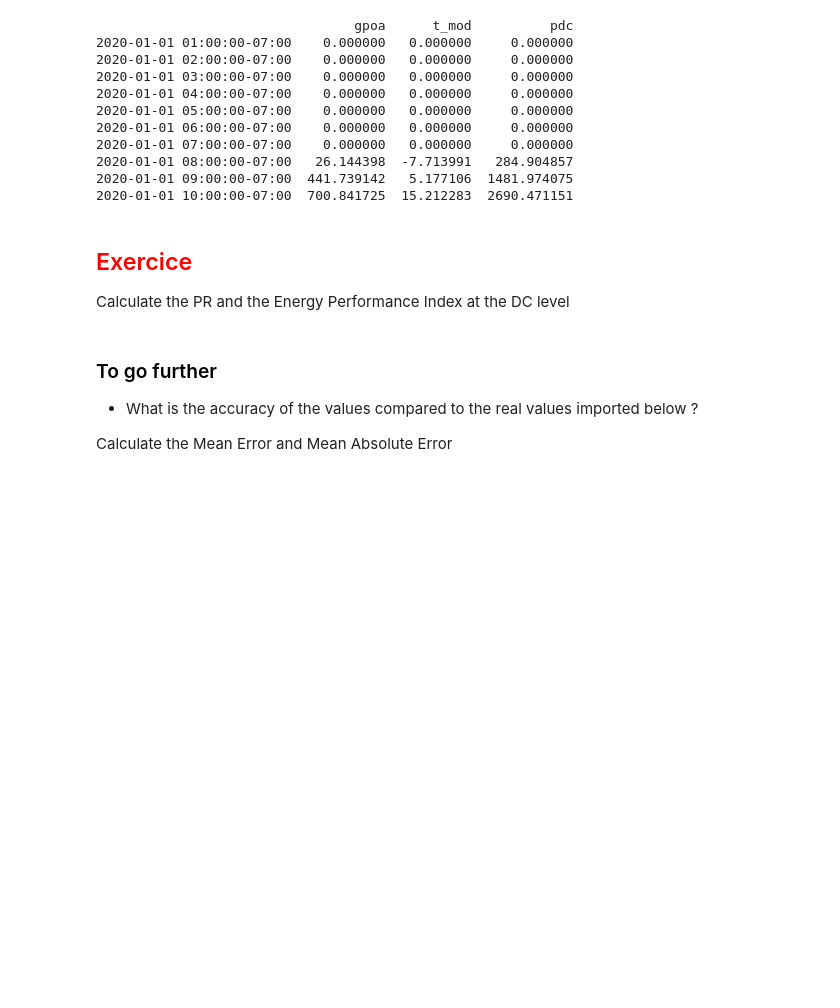
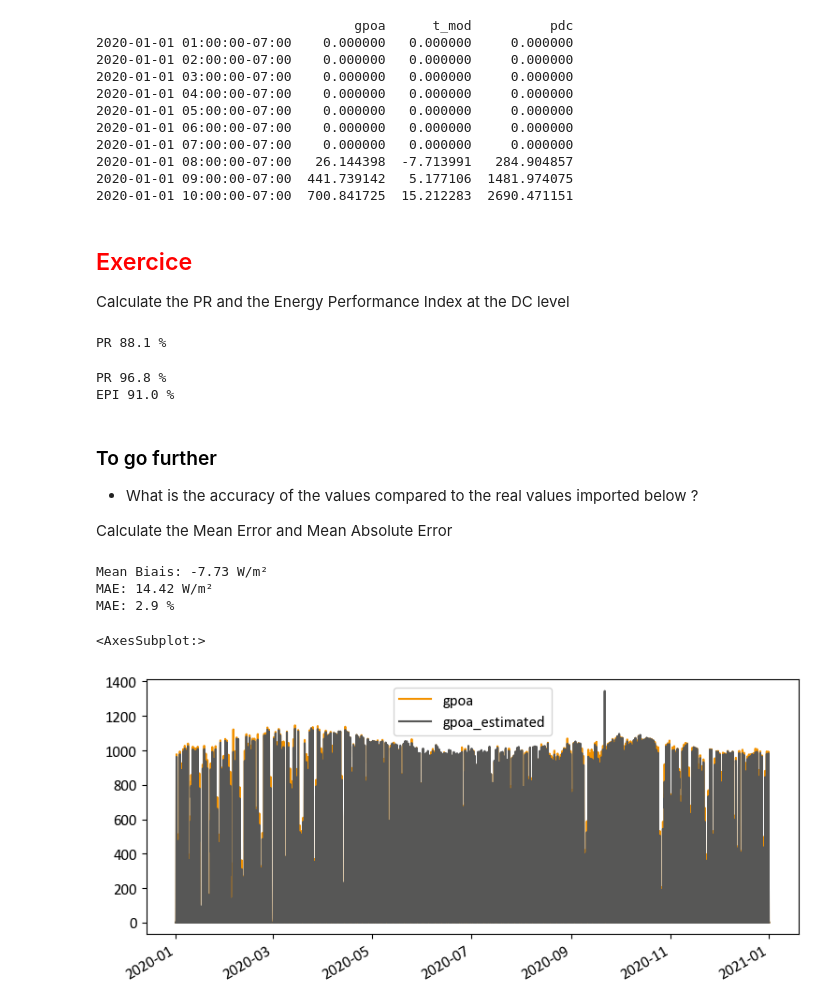
Before and after one commit to AlexandreHugoMathieu/pvfault_detection_solar_academy, a Jupyter notebook: notebooks/dc_power_estimation.ipynb, the cells around one changed output. Saved outputs shown, nothing was run; the diff lists cells and outputs as text; code cells hidden in the pictures; blank space fills up the shorter version.

```diff
--- a/notebooks/dc_power_estimation.ipynb
+++ b/notebooks/dc_power_estimation.ipynb
@@ -225,6 +225,22 @@ print(actual.head(10))
 ## <span style="color: red"> Exercice </span>
 
 Calculate the PR and the Energy Performance Index at the DC level
+# %%
+PR = actual["pdc"].sum() / actual["gpoa"].sum() / (Pdc_0/1000)
+
+print(f"PR {round(PR*100,1)} %")
+# %% [output]
+PR 88.1 %
+# %%
+PR_mod = dc_power.sum() / poa_data["poa_global"].sum() / (Pdc_0/1000)
+print(f"PR {round(PR_mod*100,1)} %")
+
+EPI = PR/PR_mod
+
+print(f"EPI {round(EPI*100,1)} %")
+# %% [output]
+PR 96.8 %
+EPI 91.0 %
 # %% [markdown]
 ### <span style="color: black"> To go further </span>
 
@@ -232,5 +248,27 @@ Calculate the PR and the Energy Performance Index at the DC level
 
 Calculate the Mean Error and Mean Absolute Error
 # %%
-# POA
+# GPOA accuracy
+
+# Make the figure interactive and enable to zoom
+#%matplotlib widget
+# If the widget does not work, the line below switches to a regular figure
+%matplotlib inline
+
+df = pd.DataFrame()
+df["gpoa"] = actual["gpoa"]
+df["gpoa_estimated"] = poa_data["poa_global"]
+
+filter = df["gpoa"] >0
+print(f'Mean Biais: {round((df.loc[filter, "gpoa_estimated"] -df.loc[filter,"gpoa"]).mean(),2)} W/m²')
+print(f'MAE: {round((df.loc[filter, "gpoa_estimated"] -df.loc[filter,"gpoa"]).abs().mean(),2)} W/m²')
+print(f'MAE: {round((df.loc[filter, "gpoa_estimated"] -df.loc[filter,"gpoa"]).abs().mean()/df.loc[filter, "gpoa"].mean()*100,2)} %')
+
+df.plot(figsize=(9,4))
+# %% [output]
+Mean Biais: -7.73 W/m²
+MAE: 14.42 W/m²
+MAE: 2.9 %
+<AxesSubplot:>
+[figure, added]
 # %%
```
Also changed, not shown: parts of 4 cells of this notebook, 4 other files.
